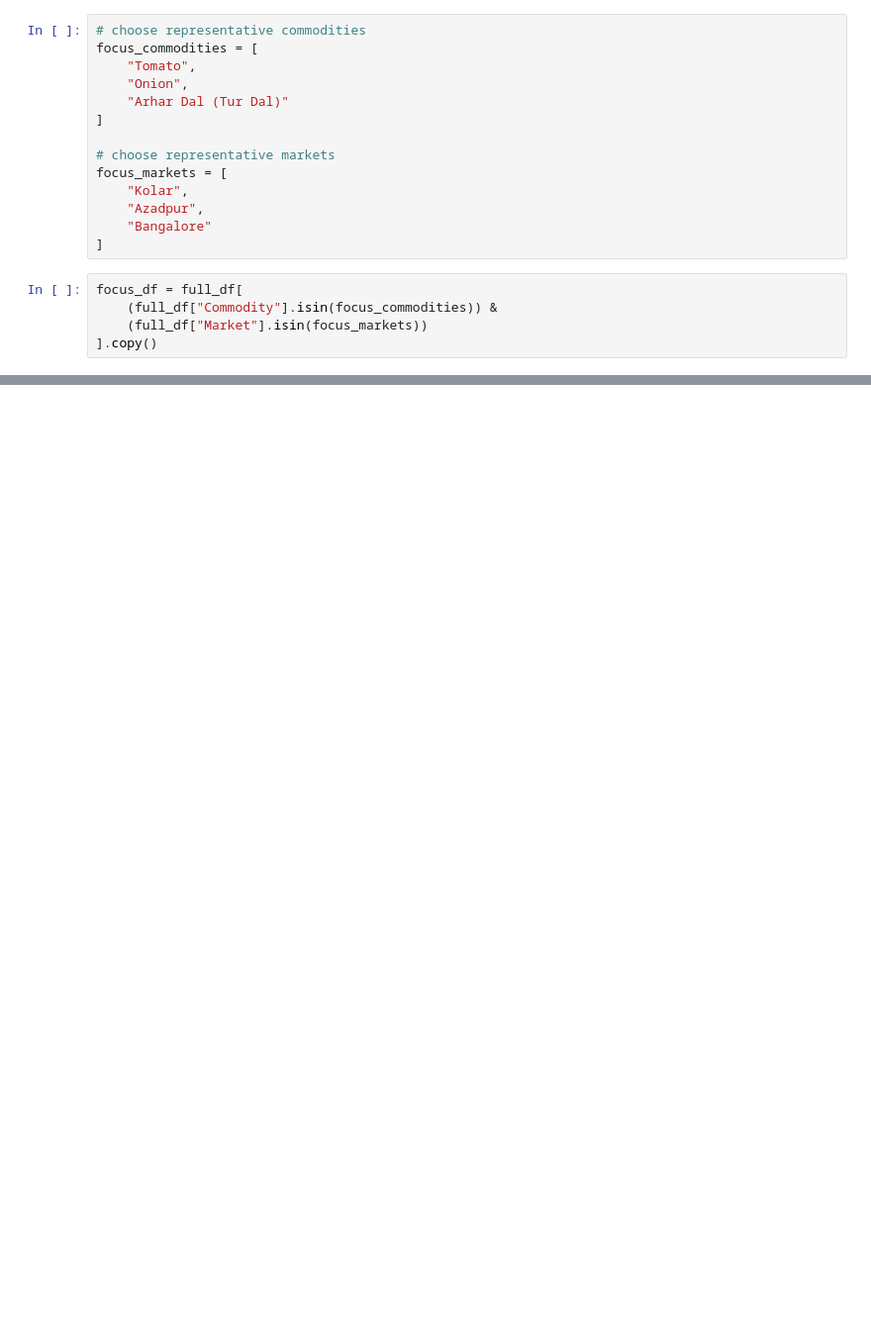
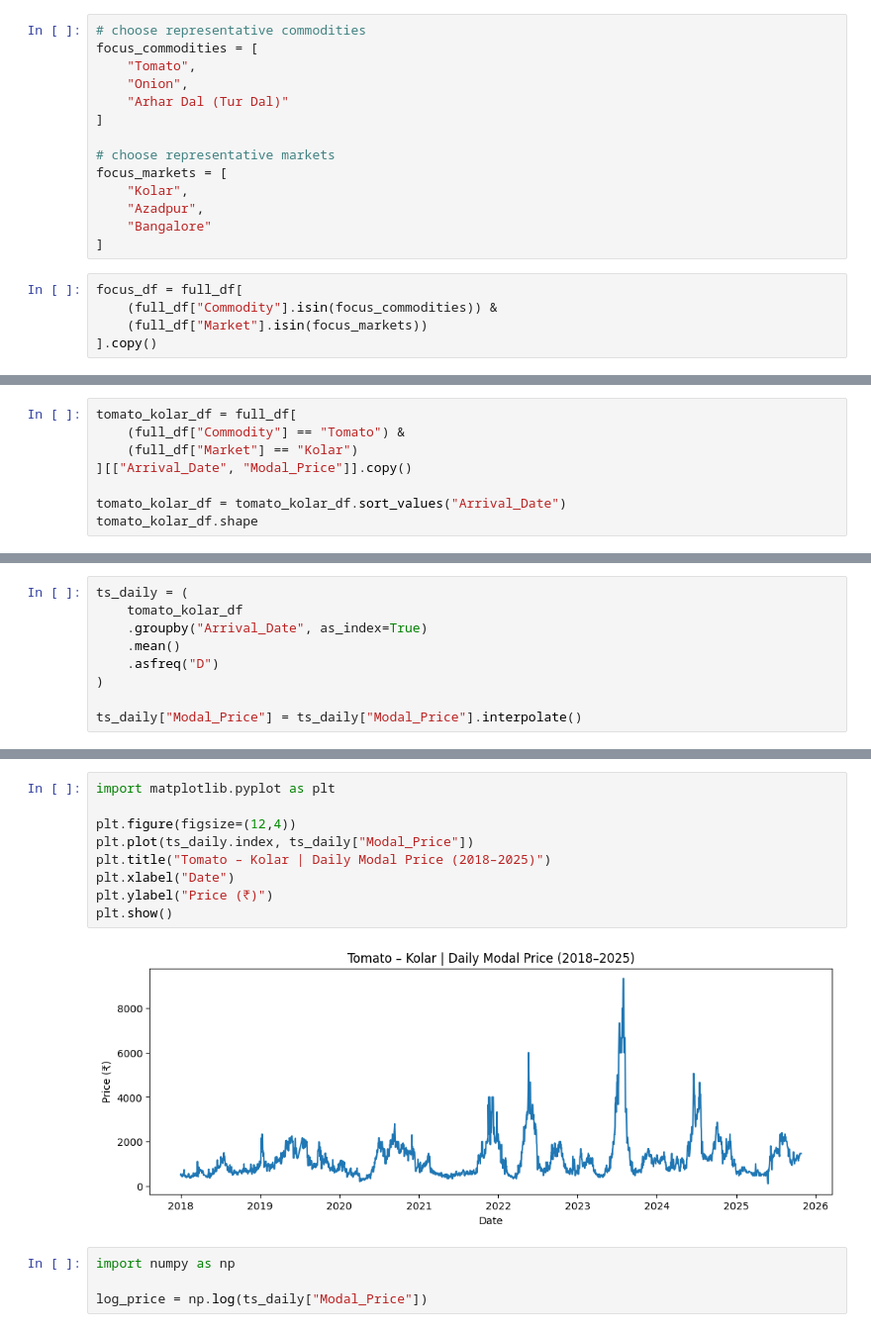
Before and after one commit to nittloadeddiper/agri_price_pred, a Jupyter notebook: winter_proj.ipynb, the cells around one changed output, grey strips where cells are left out. Shown at 99% size. Saved outputs shown, nothing was run; the diff lists cells and outputs as text; blank space fills up the shorter version.

```diff
--- a/winter_proj.ipynb
+++ b/winter_proj.ipynb
@@ -82,0 +281,8 @@ focus_df.groupby(["Commodity", "Market"]).size().sort_values(ascending=False)
+# %%
+tomato_kolar_df = full_df[
+    (full_df["Commodity"] == "Tomato") &
+    (full_df["Market"] == "Kolar")
+][["Arrival_Date", "Modal_Price"]].copy()
+
+tomato_kolar_df = tomato_kolar_df.sort_values("Arrival_Date")
+tomato_kolar_df.shape
@@ -82,0 +317,9 @@ focus_df.groupby(["Commodity", "Market"]).size().sort_values(ascending=False)
+# %%
+ts_daily = (
+    tomato_kolar_df
+    .groupby("Arrival_Date", as_index=True)
+    .mean()
+    .asfreq("D")
+)
+
+ts_daily["Modal_Price"] = ts_daily["Modal_Price"].interpolate()
@@ -82,0 +354,15 @@ focus_df.groupby(["Commodity", "Market"]).size().sort_values(ascending=False)
+# %%
+import matplotlib.pyplot as plt
+
+plt.figure(figsize=(12,4))
+plt.plot(ts_daily.index, ts_daily["Modal_Price"])
+plt.title("Tomato – Kolar | Daily Modal Price (2018–2025)")
+plt.xlabel("Date")
+plt.ylabel("Price (₹)")
+plt.show()
+# %% [output]
+[figure, added]
+# %%
+import numpy as np
+
+log_price = np.log(ts_daily["Modal_Price"])
```
Also changed, not shown: parts of 114 cells of this notebook.
